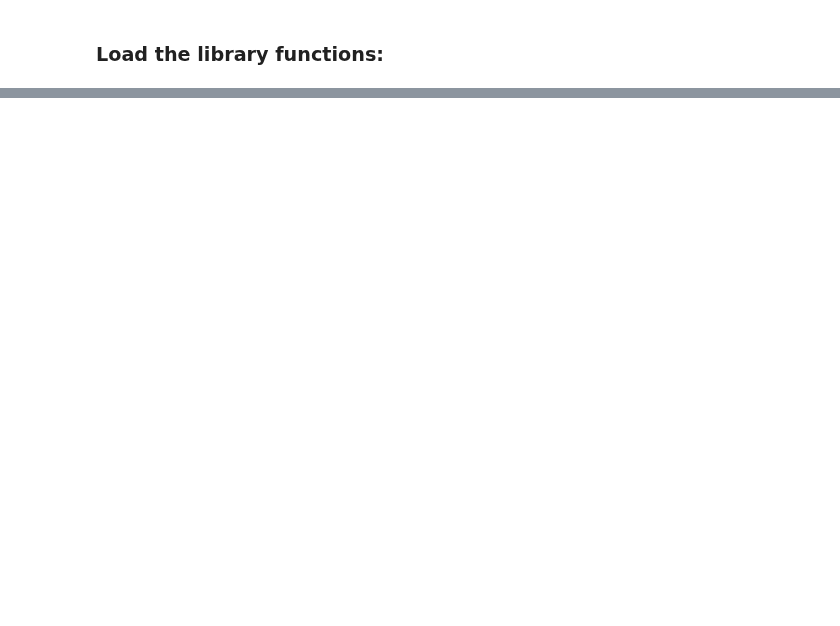
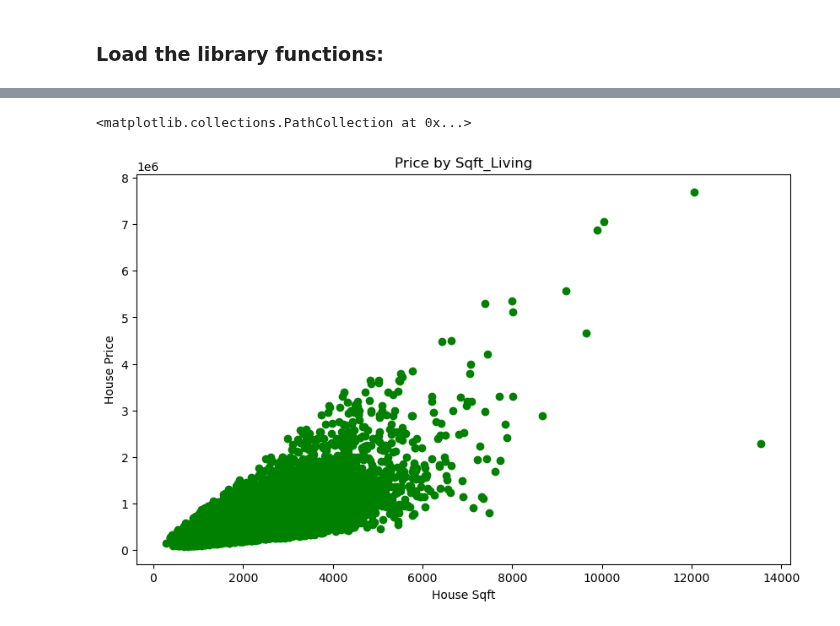
Before and after one commit to gmusebe/denaco-analytics, a Jupyter notebook: Machine Learning/prediction models.ipynb, the cells around one changed output, grey strips where cells are left out. Cells and saved outputs as stored; diff of their text form; code cells hidden in the pictures; blank space fills up the shorter version.

```diff
--- a/Machine Learning/prediction models.ipynb
+++ b/Machine Learning/prediction models.ipynb
@@ -359,0 +99,4 @@ The model is good now, the recall score = 070. This can be used to make the pred
+# %%
+Y = df[['price']]
+# %%
+X = df.drop(['price', 'id', 'date'],  axis=1)
@@ -359,0 +166,12 @@ The model is good now, the recall score = 070. This can be used to make the pred
+# %%
+x = X[['sqft_living']]
+y = Y
+# %%
+plt.figure(figsize=(10,6))
+plt.xlabel('House Sqft')
+plt.ylabel('House Price')
+plt.title('Price by Sqft_Living')
+plt.scatter(x,y, marker='o', color='g')
+# %% [output]
+<matplotlib.collections.PathCollection at 0x...>
+[figure, added]
```
Also changed, not shown: parts of 57 cells of this notebook.
